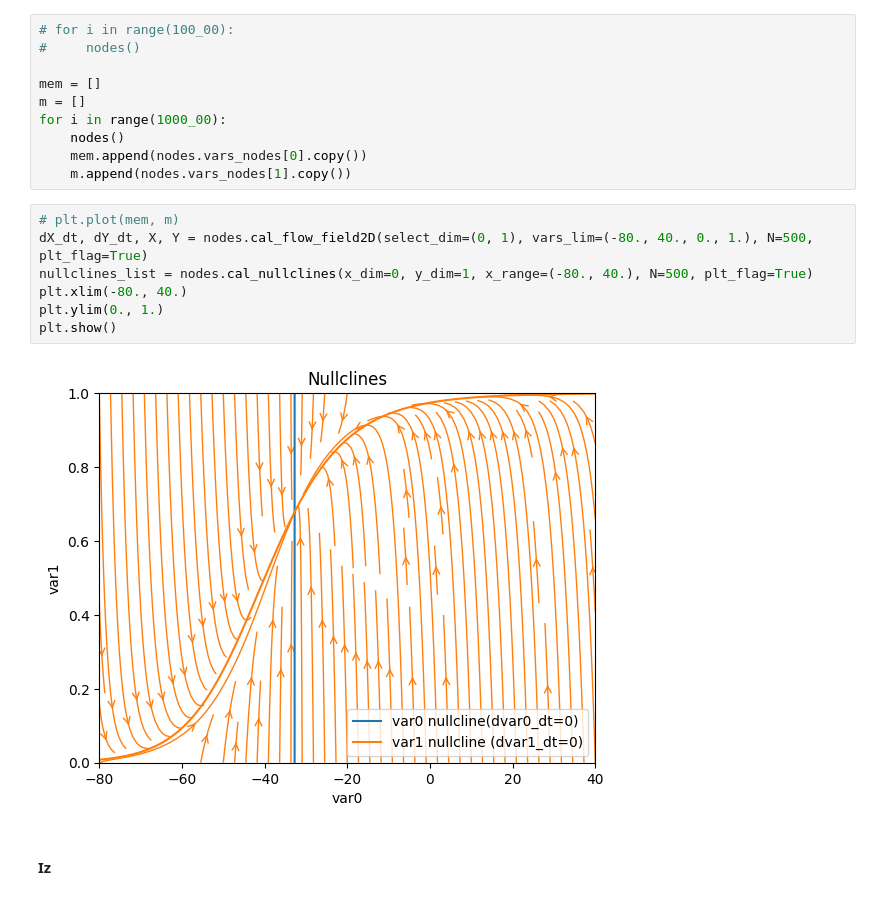
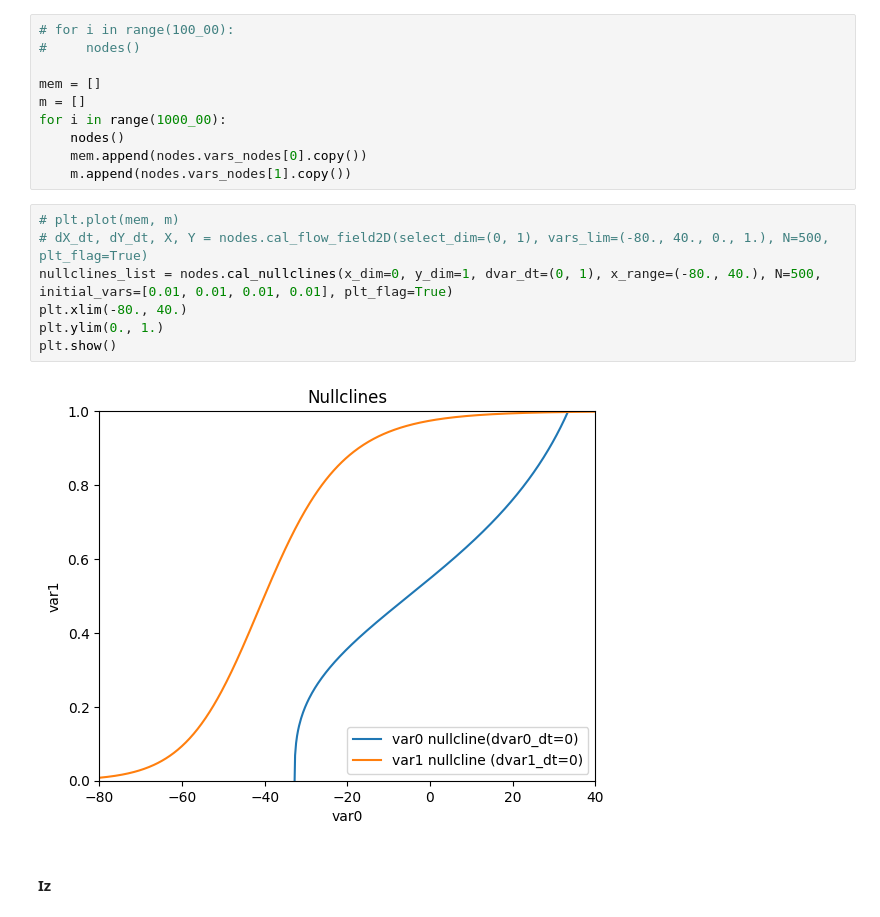
Before and after one commit to wuwywu/dynPy, a Jupyter notebook: examples/phase_plane_nullclines.ipynb, the cells around one changed output. Cells and saved outputs as stored; diff of their text form.

```diff
--- a/examples/phase_plane_nullclines.ipynb
+++ b/examples/phase_plane_nullclines.ipynb
@@ -63,13 +64,13 @@ for i in range(1000_00):
     m.append(nodes.vars_nodes[1].copy())
 # %%
 # plt.plot(mem, m)
-dX_dt, dY_dt, X, Y = nodes.cal_flow_field2D(select_dim=(0, 1), vars_lim=(-80., 40., 0., 1.), N=500, plt_flag=True)
-nullclines_list = nodes.cal_nullclines(x_dim=0, y_dim=1, x_range=(-80., 40.), N=500, plt_flag=True)
+# dX_dt, dY_dt, X, Y = nodes.cal_flow_field2D(select_dim=(0, 1), vars_lim=(-80., 40., 0., 1.), N=500, plt_flag=True)
+nullclines_list = nodes.cal_nullclines(x_dim=0, y_dim=1, dvar_dt=(0, 1), x_range=(-80., 40.), N=500, initial_vars=[0.01, 0.01, 0.01, 0.01], plt_flag=True)
 plt.xlim(-80., 40.)
 plt.ylim(0., 1.)
 plt.show()
 # %% [output]
-[figure, old version]
+[figure, new version]
 # %% [markdown]
 #### Iz
 # %%
```
Also changed, not shown: parts of 6 cells of this notebook, 2 other files.
